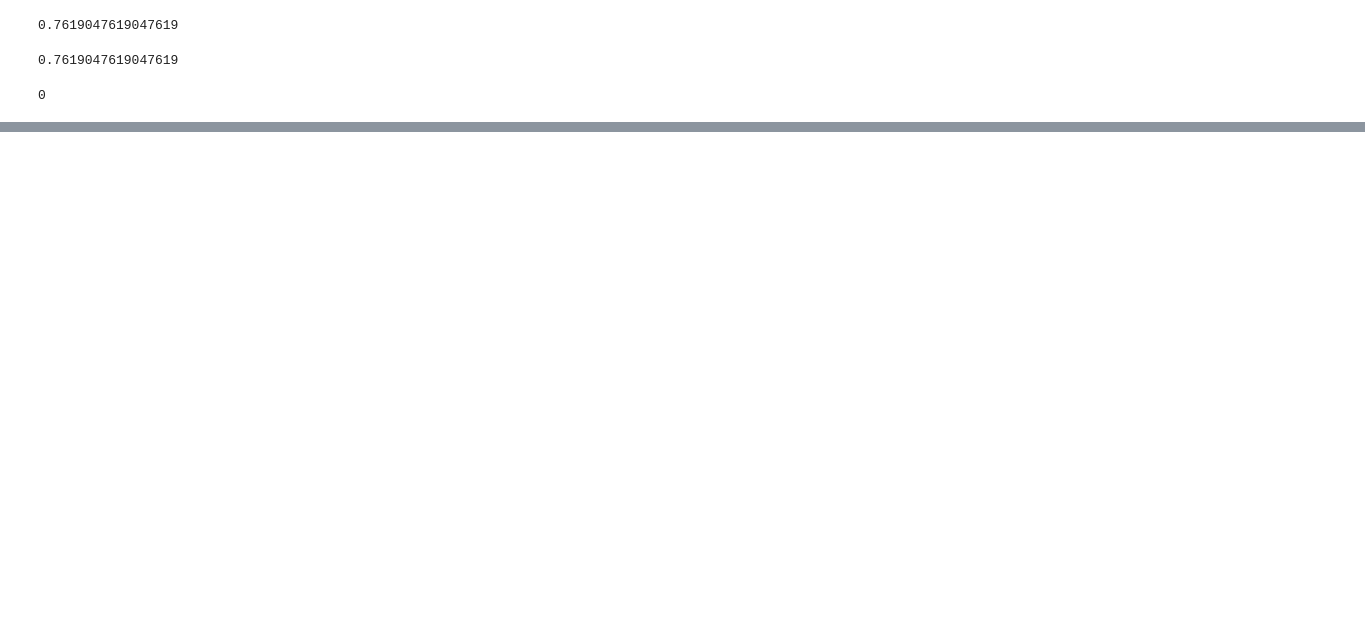
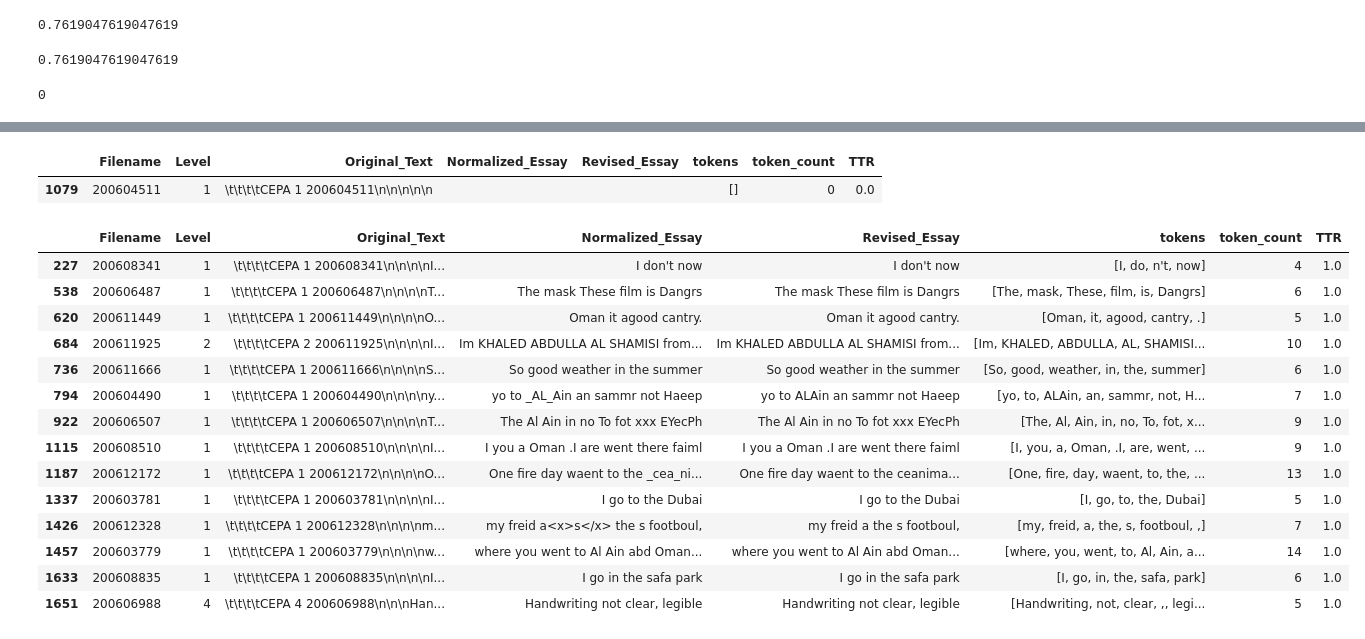
Before and after one commit to Data-Science-for-Linguists-2019/ESL-Article-Acquisition, a Jupyter notebook: exploratory-analysis/BALC_clean.ipynb, the cells around one changed output, grey strips where cells are left out. Cells and saved outputs as stored; diff of their text form; code cells hidden in the pictures; blank space fills up the shorter version.

```diff
--- a/exploratory-analysis/BALC_clean.ipynb
+++ b/exploratory-analysis/BALC_clean.ipynb
@@ -669,0 +417,27 @@ balc_df.Original_Text[1783]
+# %%
+# Let's see how many files have no tokens
+cepa_df[cepa_df.token_count == 0]
+
+# Just 1! and it's a level 1
+# %% [output]
+|  | Filename | Level | Original_Text | Normalized_Essay | Revised_Essay | tokens | token_count | TTR |
+| 1079 | 200604511 | 1 | \t\t\t\tCEPA 1 200604511\n\n\n\n\n |  |  | [] | 0 | 0.0 |
+# %%
+# Finally, let's see how many TTRs of 1.0 there are
+cepa_df[cepa_df.TTR == 1]
+# %% [output]
+|  | Filename | Level | Original_Text | Normalized_Essay | Revised_Essay | tokens | token_count | TTR |
+| 227 | 200608341 | 1 | \t\t\t\tCEPA 1 200608341\n\n\n\nI... | I don't now | I don't now | [I, do, n't, now] | 4 | 1.0 |
+| 538 | 200606487 | 1 | \t\t\t\tCEPA 1 200606487\n\n\n\nT... | The mask These film is Dangrs | The mask These film is Dangrs | [The, mask, These, film, is, Dangrs] | 6 | 1.0 |
+| 620 | 200611449 | 1 | \t\t\t\tCEPA 1 200611449\n\n\n\nO... | Oman it agood cantry. | Oman it agood cantry. | [Oman, it, agood, cantry, .] | 5 | 1.0 |
+| 684 | 200611925 | 2 | \t\t\t\tCEPA 2 200611925\n\n\n\nI... | Im KHALED ABDULLA AL SHAMISI from... | Im KHALED ABDULLA AL SHAMISI from... | [Im, KHALED, ABDULLA, AL, SHAMISI... | 10 | 1.0 |
+| 736 | 200611666 | 1 | \t\t\t\tCEPA 1 200611666\n\n\n\nS... | So good weather in the summer | So good weather in the summer | [So, good, weather, in, the, summer] | 6 | 1.0 |
+| 794 | 200604490 | 1 | \t\t\t\tCEPA 1 200604490\n\n\n\ny... | yo to _AL_Ain an sammr not Haeep | yo to ALAin an sammr not Haeep | [yo, to, ALAin, an, sammr, not, H... | 7 | 1.0 |
+| 922 | 200606507 | 1 | \t\t\t\tCEPA 1 200606507\n\n\n\nT... | The Al Ain in no To fot xxx EYecPh | The Al Ain in no To fot xxx EYecPh | [The, Al, Ain, in, no, To, fot, x... | 9 | 1.0 |
+| 1115 | 200608510 | 1 | \t\t\t\tCEPA 1 200608510\n\n\n\nI... | I you a Oman .I are went there faiml | I you a Oman .I are went there faiml | [I, you, a, Oman, .I, are, went, ... | 9 | 1.0 |
+| 1187 | 200612172 | 1 | \t\t\t\tCEPA 1 200612172\n\n\n\nO... | One fire day waent to the _cea_ni... | One fire day waent to the ceanima... | [One, fire, day, waent, to, the, ... | 13 | 1.0 |
+| 1337 | 200603781 | 1 | \t\t\t\tCEPA 1 200603781\n\n\n\nI... | I go to the Dubai | I go to the Dubai | [I, go, to, the, Dubai] | 5 | 1.0 |
+| 1426 | 200612328 | 1 | \t\t\t\tCEPA 1 200612328\n\n\n\nm... | my freid a<x>s</x> the s footboul, | my freid a the s footboul, | [my, freid, a, the, s, footboul, ,] | 7 | 1.0 |
+| 1457 | 200603779 | 1 | \t\t\t\tCEPA 1 200603779\n\n\n\nw... | where you went to Al Ain abd Oman... | where you went to Al Ain abd Oman... | [where, you, went, to, Al, Ain, a... | 14 | 1.0 |
+| 1633 | 200608835 | 1 | \t\t\t\tCEPA 1 200608835\n\n\n\nI... | I go in the safa park | I go in the safa park | [I, go, in, the, safa, park] | 6 | 1.0 |
+| 1651 | 200606988 | 4 | \t\t\t\tCEPA 4 200606988\n\n\nHan... | Handwriting not clear, legible | Handwriting not clear, legible | [Handwriting, not, clear, ,, legi... | 5 | 1.0 |
```
Also changed, not shown: parts of 121 cells of this notebook.
